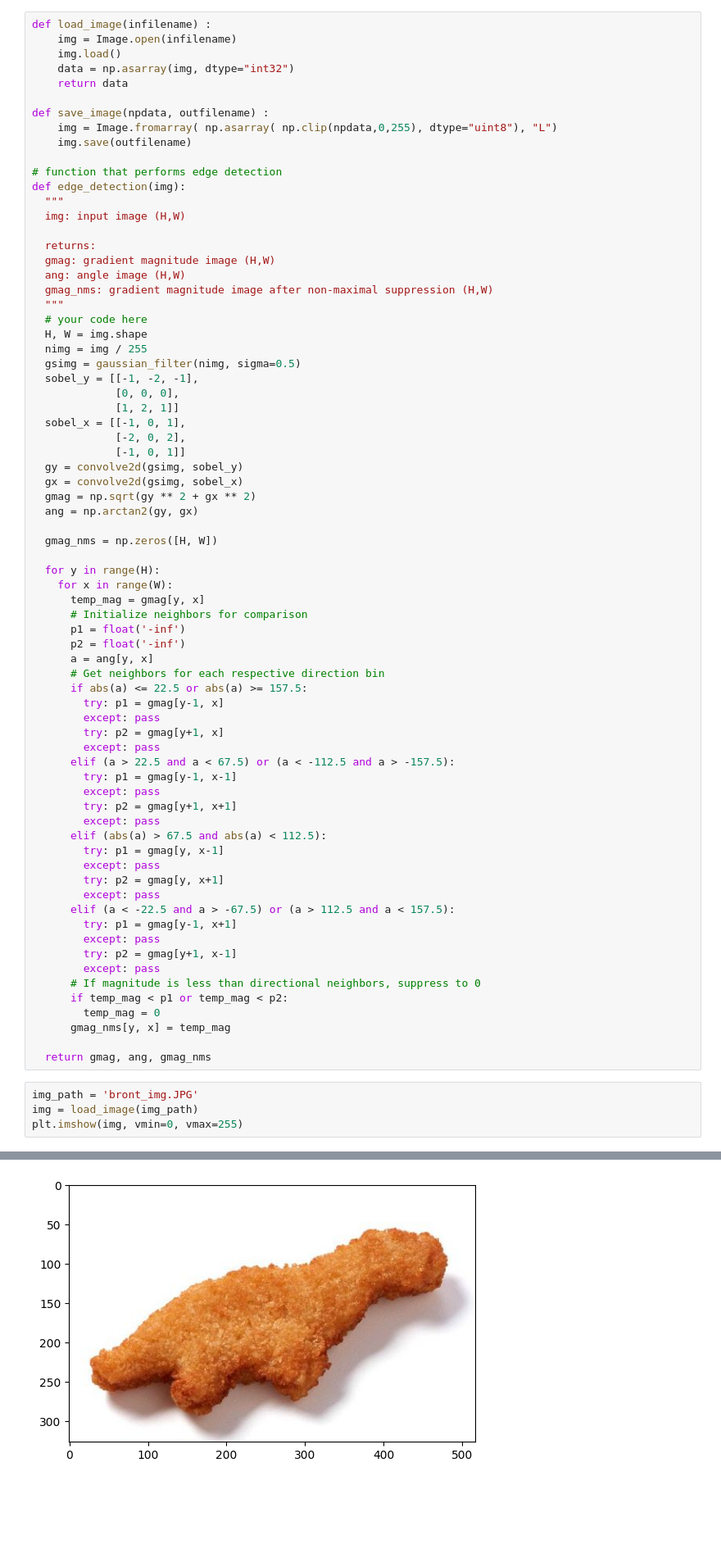
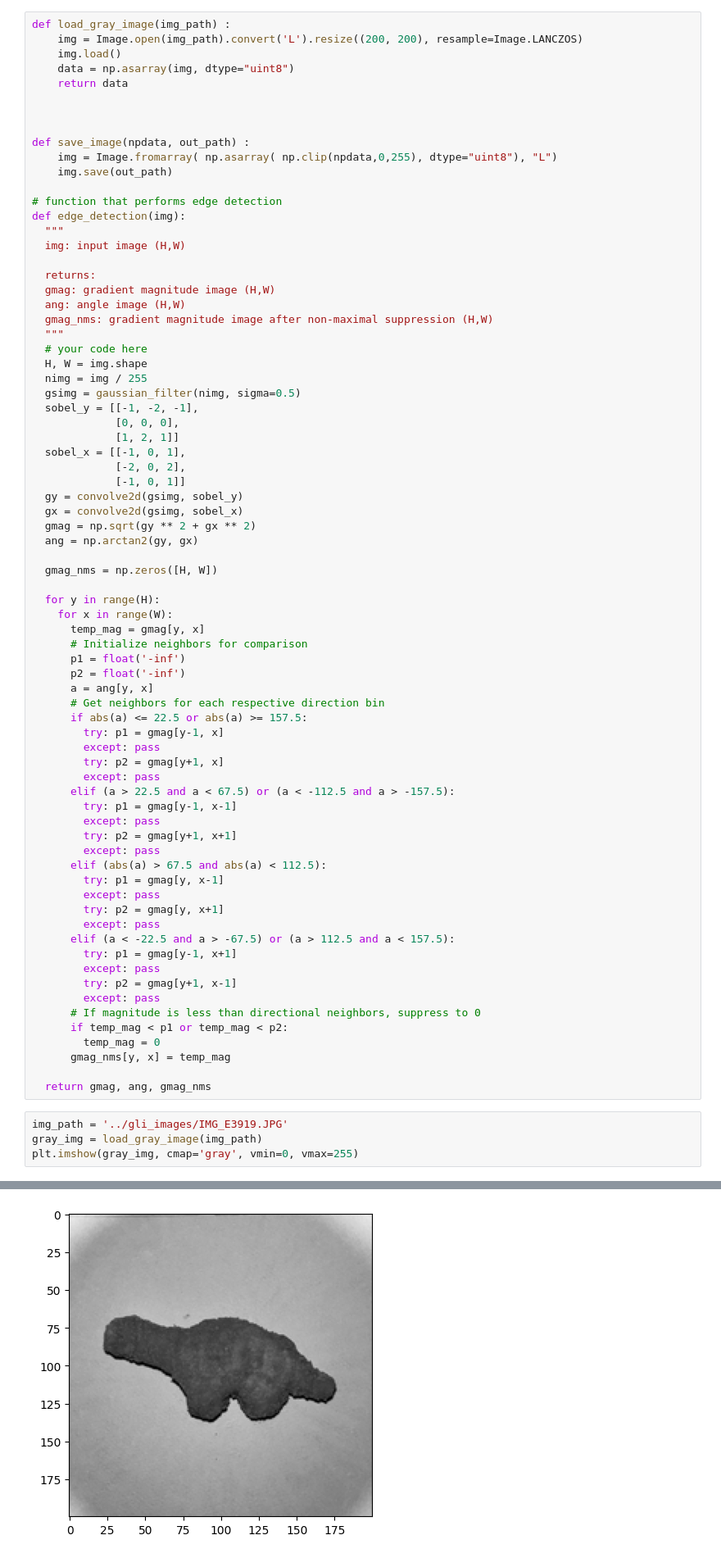
Before and after one commit to GarveyJLi/Dino-Nuggetology, a Jupyter notebook: edge_det_testing/edge_det.ipynb, the cells around one changed output, grey strips where cells are left out. Shown at 82% size. Cells and saved outputs as stored; diff of their text form; blank space fills up the shorter version.

```diff
--- a/edge_det_testing/edge_det.ipynb
+++ b/edge_det_testing/edge_det.ipynb
@@ -12,15 +12,17 @@ from scipy.ndimage import gaussian_filter
 from scipy.signal import convolve2d
 import cv2
 # %%
-def load_image(infilename) :
-    img = Image.open(infilename)
+def load_gray_image(img_path) :
+    img = Image.open(img_path).convert('L').resize((200, 200), resample=Image.LANCZOS)
     img.load()
-    data = np.asarray(img, dtype="int32")
+    data = np.asarray(img, dtype="uint8")
     return data
 
-def save_image(npdata, outfilename) :
+
+
+def save_image(npdata, out_path) :
     img = Image.fromarray( np.asarray( np.clip(npdata,0,255), dtype="uint8"), "L")
-    img.save(outfilename)
+    img.save(out_path)
 
 # function that performs edge detection
 def edge_detection(img):
@@ -84,9 +86,9 @@ def edge_detection(img):
 
   return gmag, ang, gmag_nms
 # %%
-img_path = 'bront_img.JPG'
-img = load_image(img_path)
-plt.imshow(img, vmin=0, vmax=255)
+img_path = '../gli_images/IMG_E3919.JPG'
+gray_img = load_gray_image(img_path)
+plt.imshow(gray_img, cmap='gray', vmin=0, vmax=255)
 # %% [output]
 <matplotlib.image.AxesImage at 0x...>
-[figure, old version]
+[figure, new version]
```
Also changed, not shown: parts of 6 cells of this notebook.
